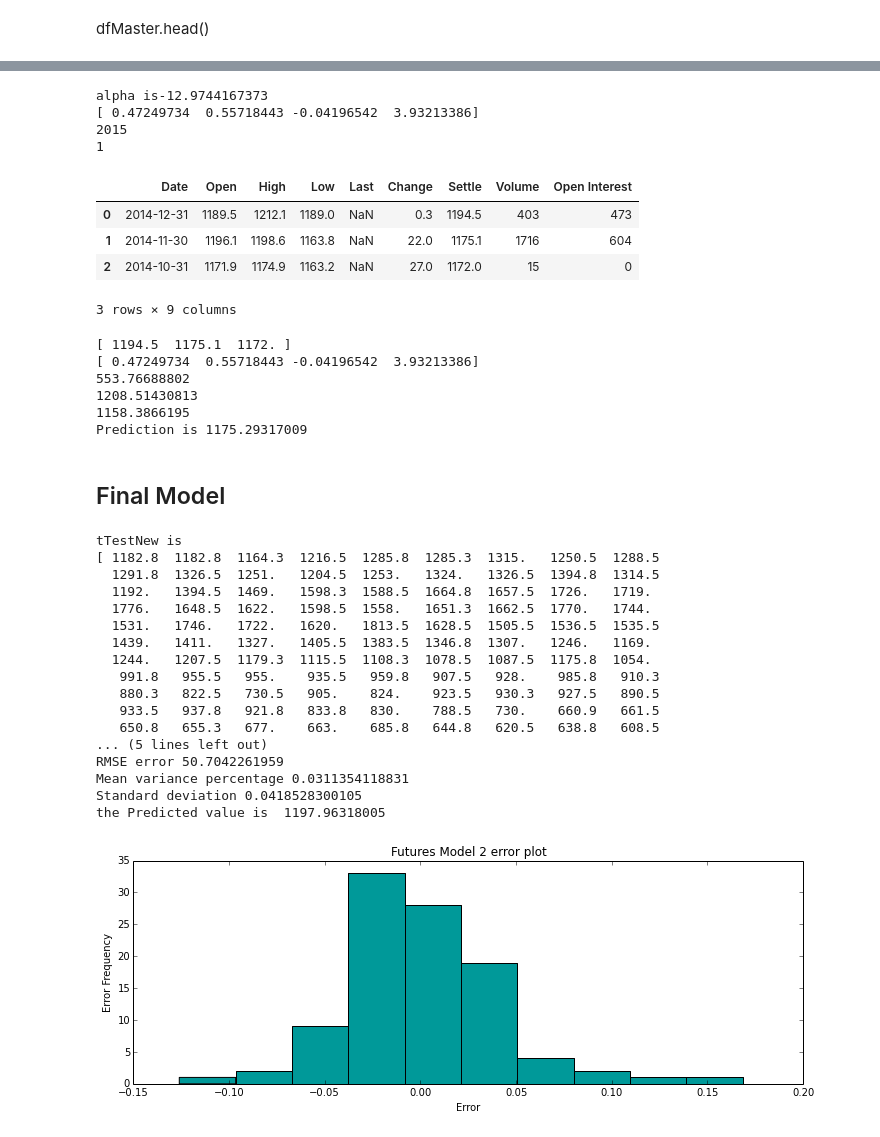
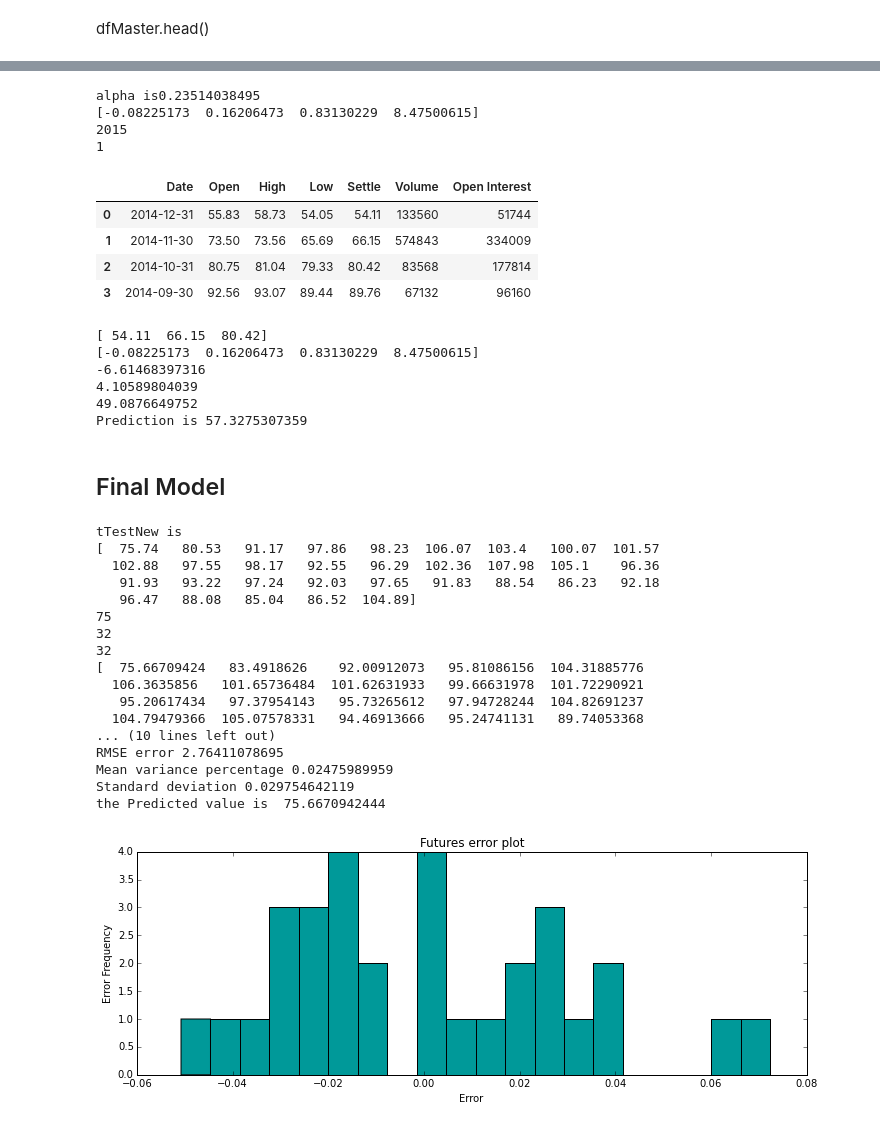
Before and after one commit to Sree-vathsan/CSE591-Data-Science-Project, a Jupyter notebook: FuturesContracts.ipynb, the cells around one changed output, grey strips where cells are left out. Cells and saved outputs as stored; diff of their text form; code cells hidden in the pictures.

```diff
--- a/FuturesContracts.ipynb
+++ b/FuturesContracts.ipynb
@@ -67,7 +66,7 @@ dfMaster
 # %%
 #Load the dfMaster directly
 #dfMaster = pd.read_csv("https://raw.githubusercontent.com/Sree-vathsan/CSE591-Data-Science-Project/master/data/FuturesMasterOil.csv")
-commodity = 1 #0 for Oil and 1 for Gold
+commodity = 0 #0 for Oil and 1 for Gold
 if (commodity == 0):
     dfMaster = pd.read_csv("data/FuturesMasterOil.csv")
 else:
@@ -234,8 +261,8 @@ reqMon = (reqMon + 1)%12
 print(reqYear)
 print(reqMon)
 # %% [output]
-alpha is-12.9744167373
-[ 0.47249734  0.55718443 -0.04196542  3.93213386]
+alpha is0.23514038495
+[-0.08225173  0.16206473  0.83130229  8.47500615]
 2015
 1
 # %%
@@ -249,29 +276,29 @@ url = 'https://www.quandl.com/api/v1/datasets/'+fileName+'?collapse=monthly&auth
 dfPred = pd.read_csv(url)
 dfPred[:4]
 # %% [output]
-|  | Date | Open | High | Low | Last | Change | Settle | Volume | Open Interest |
-| 0 | 2014-12-31 | 1189.5 | 1212.1 | 1189.0 | NaN | 0.3 | 1194.5 | 403 | 473 |
-| 1 | 2014-11-30 | 1196.1 | 1198.6 | 1163.8 | NaN | 22.0 | 1175.1 | 1716 | 604 |
-| 2 | 2014-10-31 | 1171.9 | 1174.9 | 1163.2 | NaN | 27.0 | 1172.0 | 15 | 0 |
+|  | Date | Open | High | Low | Settle | Volume | Open Interest |
+| 0 | 2014-12-31 | 55.83 | 58.73 | 54.05 | 54.11 | 133560 | 51744 |
+| 1 | 2014-11-30 | 73.50 | 73.56 | 65.69 | 66.15 | 574843 | 334009 |
+| 2 | 2014-10-31 | 80.75 | 81.04 | 79.33 | 80.42 | 83568 | 177814 |
+| 3 | 2014-09-30 | 92.56 | 93.07 | 89.44 | 89.76 | 67132 | 96160 |
-3 rows × 9 columns
 # %%
 xTestPred = np.array(dfPred[:3]['Settle'])
 print(xTestPred)
 predVal = 0
 print(coeffs)
-for i in range(0,len(xTestPred),1):
+for i in arange(0,len(xTestPred),1):
     predVal += (coeffs[i] * xTestPred[len(xTestPred)-1-i])
     print(predVal)
 predVal += coeffs[len(coeffs)-1]
 predVal = (predVal-alpha)
 print("Prediction is "+str(predVal))
 # %% [output]
-[ 1194.5  1175.1  1172. ]
-[ 0.47249734  0.55718443 -0.04196542  3.93213386]
-553.76688802
-1208.51430813
-1158.3866195
-Prediction is 1175.29317009
+[ 54.11  66.15  80.42]
+[-0.08225173  0.16206473  0.83130229  8.47500615]
+-6.61468397316
+4.10589804039
+49.0876649752
+Prediction is 57.3275307359
 # %% [markdown]
 ## Final Model
 # %%
@@ -346,52 +373,52 @@ print (len(yTestNew))
 predVal = yPredNew[0]
 newlen = len(yPredNew)-1
 yPredNew = yPredNew[0:newlen]
 errPredy = errPredy[0:newlen]
 yTestNew = yTestNew[0:newlen]
 
 yErr=yPredNew-yTestNew
 beta=np.mean(yErr)
 yPredNew=yPredNew-beta
 yErr=yPredNew-yTestNew
 
-#print (yPredNew)
+print (yPredNew)
 #yErr[13]=0
 #yPredNew[13]=yTestNew[13]
 #yErr[99]=0
 #yPredNew[99]=yTestNew[99]
-#print (yErr/yTestNew)
+print (yErr/yTestNew)
 errRMSE=np.sqrt(mean_squared_error(yPredNew,yTestNew))
 errABS=np.absolute(yErr)
 errVar=(errABS/yTestNew)
 
 #print (errPredy/yTest)
 print ("Mean Absolute error",np.mean(errABS))
 print ("RMSE error",errRMSE)
 print ("Mean variance percentage",np.mean(errVar))
 print ("Standard deviation",np.std(yErr/yTestNew))
-print ("the Predicted value is ",yPredNew[0])
-plot(yErr/yTestNew,'g',10,"Futures Model 2 error plot")
+print("the Predicted value is ",yPredNew[0])
+plot(yErr/yTestNew,'g',20,"Futures error plot")
 
 for i in range(0,len(yErr)):
     if (np.absolute(yErr[i])/yTestNew[i]>0.8):
         print (i)
 # %% [output]
 tTestNew is
-[ 1182.8  1182.8  1164.3  1216.5  1285.8  1285.3  1315.   1250.5  1288.5
-  1291.8  1326.5  1251.   1204.5  1253.   1324.   1326.5  1394.8  1314.5
-  1192.   1394.5  1469.   1598.3  1588.5  1664.8  1657.5  1726.   1719.
-  1776.   1648.5  1622.   1598.5  1558.   1651.3  1662.5  1770.   1744.
-  1531.   1746.   1722.   1620.   1813.5  1628.5  1505.5  1536.5  1535.5
-  1439.   1411.   1327.   1405.5  1383.5  1346.8  1307.   1246.   1169.
-  1244.   1207.5  1179.3  1115.5  1108.3  1078.5  1087.5  1175.8  1054.
-   991.8   955.5   955.    935.5   959.8   907.5   928.    985.8   910.3
-   880.3   822.5   730.5   905.    824.    923.5   930.3   927.5   890.5
-   933.5   937.8   921.8   833.8   830.    788.5   730.    660.9   661.5
-   650.8   655.3   677.    663.    685.8   644.8   620.5   638.8   608.5
-... (5 lines left out)
-RMSE error 50.7042261959
-Mean variance percentage 0.0311354118831
-Standard deviation 0.0418528300105
-the Predicted value is  1197.96318005
+[  75.74   80.53   91.17   97.86   98.23  106.07  103.4   100.07  101.57
+  102.88   97.55   98.17   92.55   96.29  102.36  107.98  105.1    96.36
+   91.93   93.22   97.24   92.03   97.65   91.83   88.54   86.23   92.18
+   96.47   88.08   85.04   86.52  104.89]
+75
+32
+32
+[  75.66709424   83.4918626    92.00912073   95.81086156  104.31885776
+  106.3635856   101.65736484  101.62631933   99.66631978  101.72290921
+   95.20617434   97.37954143   95.73265612   97.94728244  104.82691237
+  104.79479366  105.07578331   94.46913666   95.24741131   89.74053368
+... (10 lines left out)
+RMSE error 2.76411078695
+Mean variance percentage 0.02475989959
+Standard deviation 0.029754642119
+the Predicted value is  75.6670942444
-[figure, old version]
+[figure, new version]
 # %%
```
Also changed, not shown: parts of 6 cells of this notebook.
